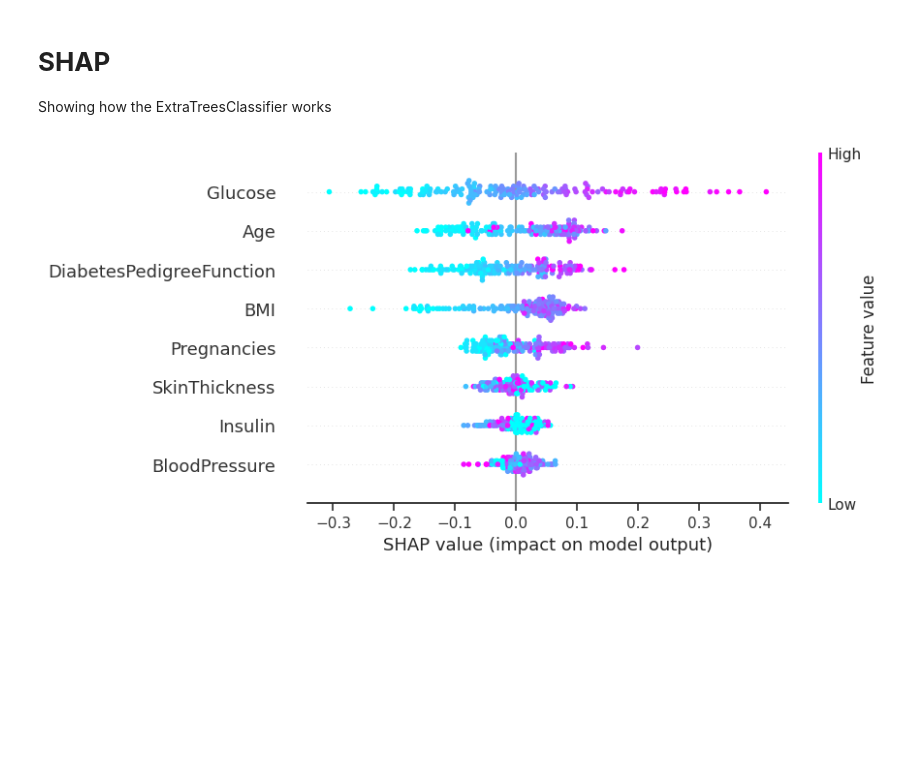
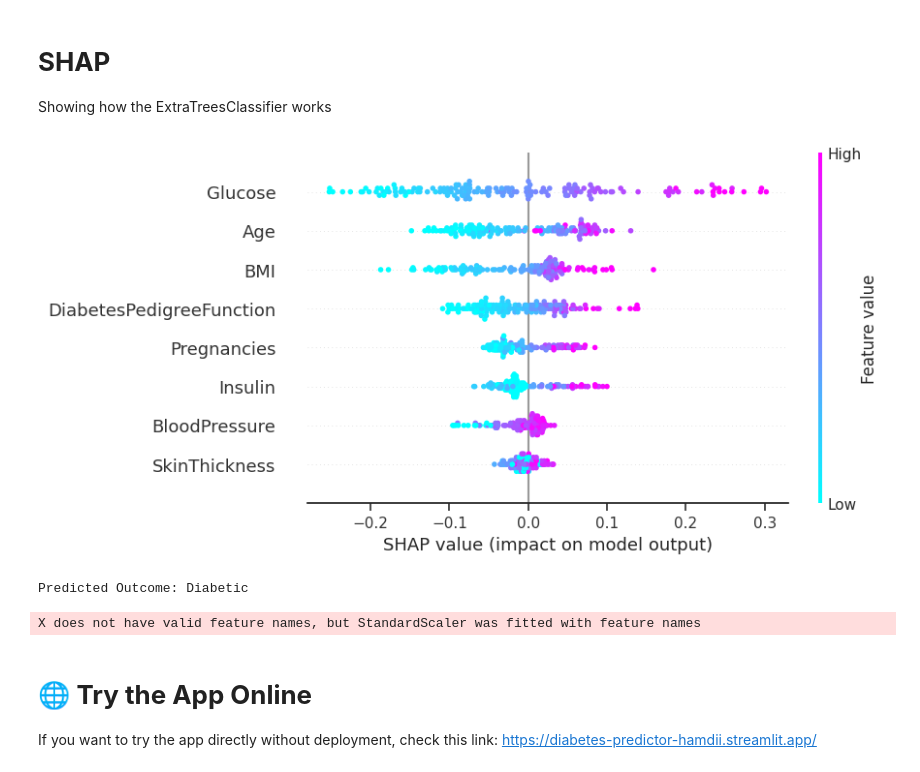
Before and after one commit to hamdii10/Diabetes-Predictor, a Jupyter notebook: notebooks/Diabetes.ipynb, the cells around one changed output. Saved outputs shown, nothing was run; the diff lists cells and outputs as text; code cells hidden in the pictures; blank space fills up the shorter version.

Commit message:
Kaggle Notebook | Diabetes predictor

```diff
--- a/notebooks/Diabetes.ipynb
+++ b/notebooks/Diabetes.ipynb
@@ -206 +151,6 @@ y = clean_data['Outcome']
+# %%
+scaler = StandardScaler()
+
+X_train_scaled = scaler.fit_transform(X_train)
+X_test_scaled = scaler.transform(X_test)
 # %% [markdown]
@@ -232,2 +157,0 @@ Name: count, dtype: int64
-# %%
-x_train, x_test, y_train, y_test = train_test_split(X,Y,test_size=0.2,random_state=42)
@@ -276,3 +157,0 @@ You can set `force_col_wise=true` to remove the overhead.
-# %%
-model = ExtraTreesClassifier()
-model.fit(x_train,y_train)
@@ -289,0 +158,16 @@ Recall:  0.8414634146341463
+# %%
+# Define the pipeline with
+pipeline = Pipeline([
+    ('smote', SMOTE()),
+    ('classifier', ExtraTreesClassifier(n_estimators=200, max_depth=10, min_samples_leaf=2, min_samples_split=5, random_state=42))
+])
+# Perform cross-validation
+cv = StratifiedKFold(n_splits=5, shuffle=True, random_state=42)
+
+# Compute cross-validation accuracy
+cv_scores = cross_val_score(pipeline, X_train, y_train, cv=cv, scoring='accuracy')
+
+print(f'Cross-validation Accuracy: {cv_scores.mean():.4f} ± {cv_scores.std():.4f}')
+
+# Train the final model on the entire dataset
+pipeline.fit(X_train_scaled, y_train)
@@ -304,5 +232,21 @@ shap_values = explainer(x_test)
-# %%
-shap.plots.beeswarm(shap_values[:,:,1], color=plt.get_cmap("cool"))
-# %% [output]
-[figure, removed]
+# %%
+import shap
+import pandas as pd
+
+# Extract the trained model from the pipeline
+model = pipeline.named_steps['classifier']
+
+# Convert X_test_scaled back into a DataFrame with column names
+X_test_scaled_df = pd.DataFrame(X_test_scaled, columns=X_test.columns)
+
+# Initialize the SHAP explainer
+explainer = shap.Explainer(model)
+
+# Compute SHAP values
+shap_values = explainer(X_test_scaled_df)
+
+# Plot SHAP values with proper feature names
+shap.plots.beeswarm(shap_values[:,:,1], color=plt.get_cmap("cool"))
+# %% [output]
+[figure, added]
 # %%
@@ -310,0 +255,25 @@ pickle.dump(model,open('model.pkl','wb'))
+# %%
+with open('model.pkl', 'rb') as file:
+    model_1 = pickle.load(file)
+
+# Example input (you can change these values)
+single_input = np.array([[6, 148, 72, 35, 0, 33.6, 0.627, 50]])
+
+# Load and apply the same scaler used during training
+scaler = StandardScaler()
+X_train_scaled = scaler.fit_transform(X_train)  # Fit only on training data
+single_input_scaled = scaler.transform(single_input)
+
+# Make a prediction
+prediction = model_1.predict(single_input_scaled)
+
+# Interpret the result
+result_mapping = {0: 'Non-Diabetic', 1: 'Diabetic'}
+print("Predicted Outcome:", result_mapping[prediction[0]])
+# %% [output]
+Predicted Outcome: Diabetic
+X does not have valid feature names, but StandardScaler was fitted with feature names
+# %% [markdown]
+# 🌐 **Try the App Online**
+If you want to try the app directly without deployment, check this link:
+https://diabetes-predictor-hamdii.streamlit.app/
```
Also changed, not shown: parts of 31 cells of this notebook.
